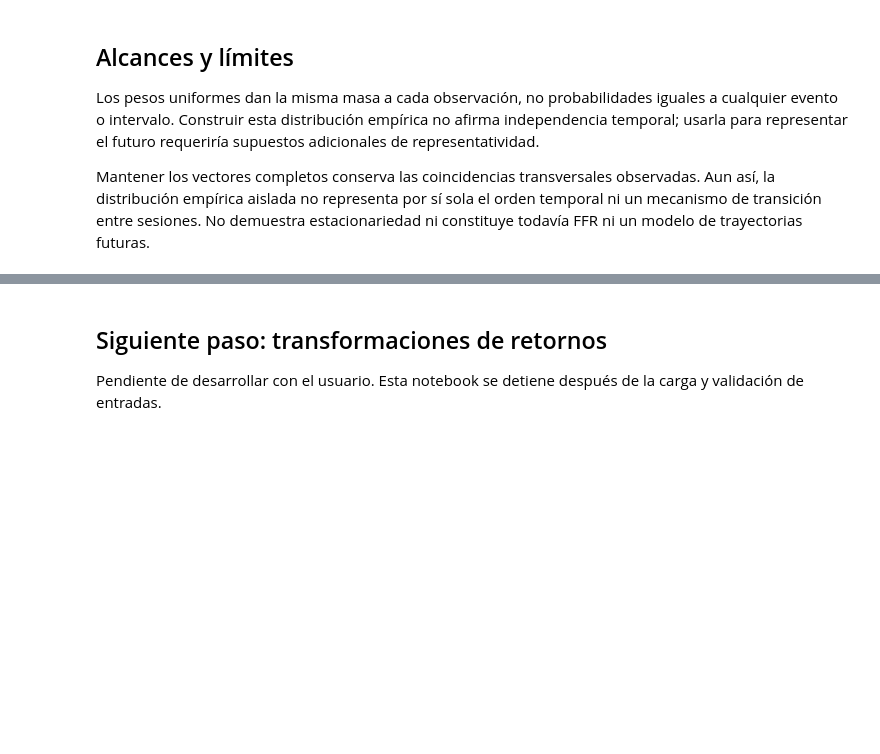
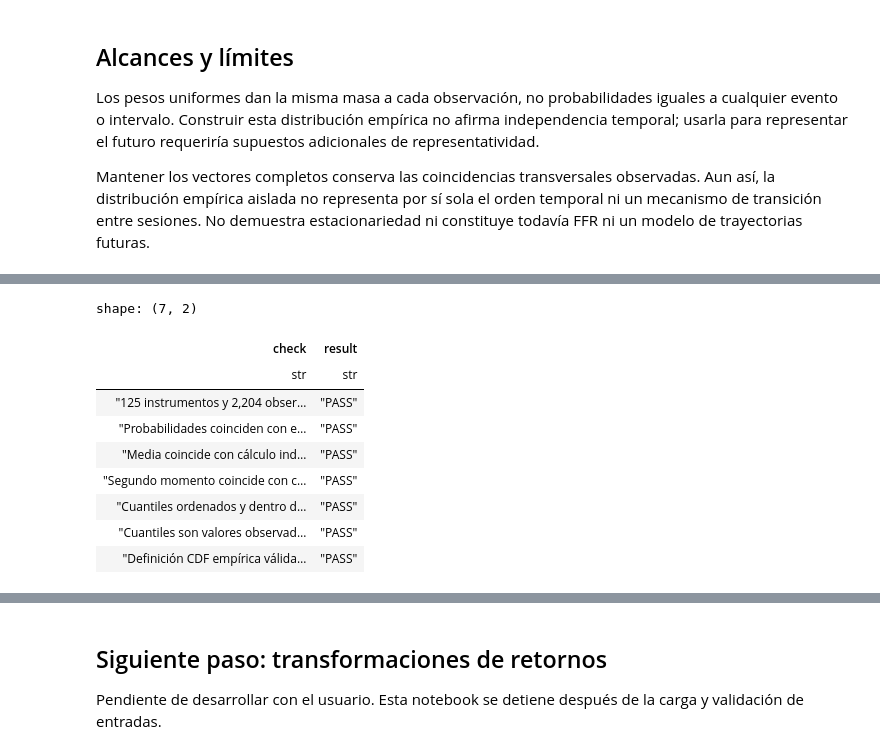
Before and after one commit to ADRIANVM117/data-science-portfolio, a Jupyter notebook: scenario-portfolio-lab/notebooks/02_returns_and_empirical_distribution.ipynb, the cells around one changed output, grey strips where cells are left out. Saved outputs shown, nothing was run; the diff lists cells and outputs as text; code cells hidden in the pictures; blank space fills up the shorter version.

```diff
--- a/scenario-portfolio-lab/notebooks/02_returns_and_empirical_distribution.ipynb
+++ b/scenario-portfolio-lab/notebooks/02_returns_and_empirical_distribution.ipynb
@@ -343,0 +358,76 @@ Mantener los vectores completos conserva las coincidencias transversales observa
+# %%
+MOMENT_ABSOLUTE_TOLERANCE, MOMENT_RELATIVE_TOLERANCE = 1e-15, 1e-12
+QUANTILE_CDF_TOLERANCE = 1e-12
+quantile_levels = np.array([0.01, 0.05, 0.50, 0.95, 0.99], dtype=float)
+quantile_labels = ['q01', 'q05', 'q50', 'q95', 'q99']
+
+assert log_return_values.shape == (joint_observation_count, joint_instrument_count) == (2_204, 125)
+assert np.array_equal(log_return_probabilities, joint_probabilities)
+assert np.isfinite(log_return_values).all()
+
+marginal_mean = np.sum(joint_probabilities[:, None] * log_return_values, axis=0)
+marginal_centered = log_return_values - marginal_mean
+marginal_m2 = np.sum(joint_probabilities[:, None] * marginal_centered**2, axis=0)
+marginal_m3 = np.sum(joint_probabilities[:, None] * marginal_centered**3, axis=0)
+marginal_m4 = np.sum(joint_probabilities[:, None] * marginal_centered**4, axis=0)
+marginal_std = np.sqrt(marginal_m2)
+marginal_skew = np.full(joint_instrument_count, np.nan)
+marginal_excess_kurtosis = np.full(joint_instrument_count, np.nan)
+nonzero_std = marginal_std > 0.0
+marginal_skew[nonzero_std] = marginal_m3[nonzero_std] / marginal_std[nonzero_std]**3
+marginal_excess_kurtosis[nonzero_std] = marginal_m4[nonzero_std] / marginal_std[nonzero_std]**4 - 3.0
+
+sorted_log_returns = np.sort(log_return_values, axis=0)
+quantile_indices = np.ceil(quantile_levels * joint_observation_count).astype(int) - 1
+empirical_quantiles = sorted_log_returns[quantile_indices, :]
+
+# Independent unweighted calculations must agree because the empirical weights are uniform.
+independent_mean = np.mean(log_return_values, axis=0)
+independent_m2 = np.mean((log_return_values - independent_mean)**2, axis=0)
+moment_checks = {
+    '125 instrumentos y 2,204 observaciones cada uno': log_return_values.shape == (2_204, 125),
+    'Probabilidades coinciden con el bloque conjunto': bool(np.array_equal(log_return_probabilities, joint_probabilities)),
+    'Media coincide con cálculo independiente': bool(np.allclose(marginal_mean, independent_mean, rtol=MOMENT_RELATIVE_TOLERANCE, atol=MOMENT_ABSOLUTE_TOLERANCE)),
+    'Segundo momento coincide con cálculo independiente': bool(np.allclose(marginal_m2, independent_m2, rtol=MOMENT_RELATIVE_TOLERANCE, atol=MOMENT_ABSOLUTE_TOLERANCE)),
+    'Cuantiles ordenados y dentro de extremos observados': bool(np.all(np.diff(empirical_quantiles, axis=0) >= 0.0) and np.all(empirical_quantiles[0] >= sorted_log_returns[0]) and np.all(empirical_quantiles[-1] <= sorted_log_returns[-1])),
+    'Cuantiles son valores observados': bool(all(np.any(sorted_log_returns == empirical_quantiles[level, :], axis=0).all() for level in range(len(quantile_levels)))),
+}
+
+cdf_quantile_checks = []
+for level_index, alpha in enumerate(quantile_levels):
+    values = empirical_quantiles[level_index, :]
+    cdf_at_q = np.sum(log_return_values <= values[None, :], axis=0) / joint_observation_count
+    cdf_before_q = np.sum(log_return_values < values[None, :], axis=0) / joint_observation_count
+    cdf_quantile_checks.append(bool(np.all(cdf_at_q >= alpha - QUANTILE_CDF_TOLERANCE) and np.all(cdf_before_q < alpha + QUANTILE_CDF_TOLERANCE)))
+moment_checks['Definición CDF empírica válida en cada cuantil'] = all(cdf_quantile_checks)
+
+if not all(moment_checks.values()):
+    failed_checks = [name for name, passed in moment_checks.items() if not passed]
+    raise AssertionError(f'La validación marginal falló sin alterar los datos: {failed_checks}')
+
+marginal_statistics = pl.DataFrame({
+    'symbol': return_symbols,
+    'observations': np.full(joint_instrument_count, joint_observation_count, dtype=int),
+    'mean': marginal_mean,
+    'std': marginal_std,
+    'minimum': sorted_log_returns[0],
+    'maximum': sorted_log_returns[-1],
+    **{label: empirical_quantiles[index] for index, label in enumerate(quantile_labels)},
+    'skew': [None if not present else float(value) for present, value in zip(nonzero_std, marginal_skew)],
+    'excess_kurtosis': [None if not present else float(value) for present, value in zip(nonzero_std, marginal_excess_kurtosis)],
+}).sort('symbol')
+assert marginal_statistics.height == 125
+
+marginal_check_summary = pl.DataFrame({'check': list(moment_checks), 'result': ['PASS' if passed else 'FAIL' for passed in moment_checks.values()]})
+marginal_check_summary
+# %% [output]
+shape: (7, 2)
+| check | result |
+| str | str |
+| "125 instrumentos y 2,204 obser… | "PASS" |
+| "Probabilidades coinciden con e… | "PASS" |
+| "Media coincide con cálculo ind… | "PASS" |
+| "Segundo momento coincide con c… | "PASS" |
+| "Cuantiles ordenados y dentro d… | "PASS" |
+| "Cuantiles son valores observad… | "PASS" |
+| "Definición CDF empírica válida… | "PASS" |
```
Also changed, not shown: parts of 4 cells of this notebook.
